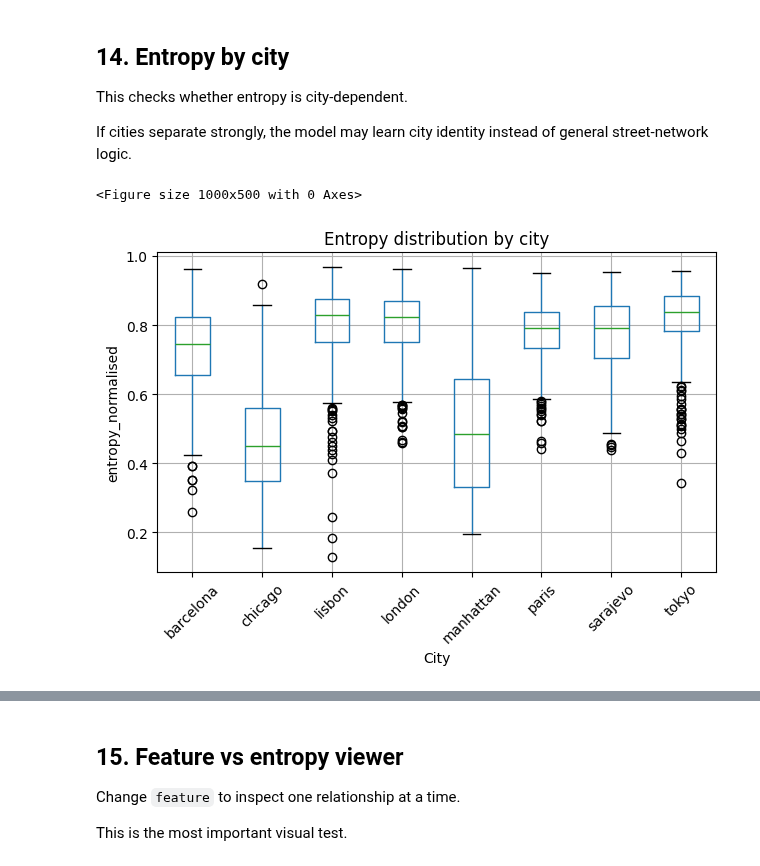
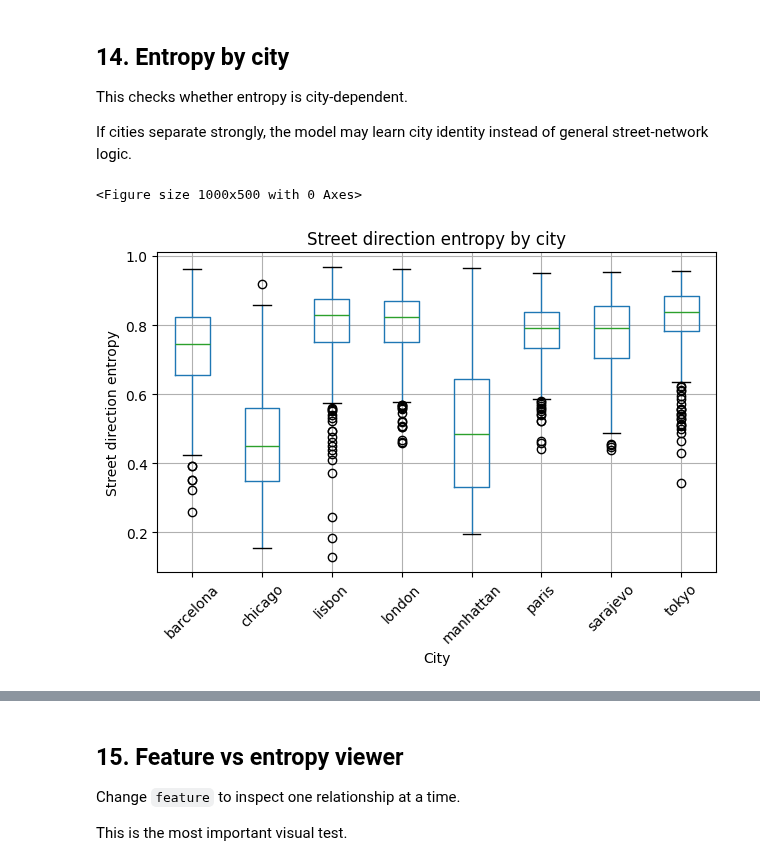
Before and after one commit to evavasileska-svg/Urban-morphology-classification-, a Jupyter notebook: notebooks/09_graph_feature_eda.ipynb, the cells around one changed output, grey strips where cells are left out. Cells and saved outputs as stored; diff of their text form; code cells hidden in the pictures.

```diff
--- a/notebooks/09_graph_feature_eda.ipynb
+++ b/notebooks/09_graph_feature_eda.ipynb
@@ -384,16 +343,13 @@ This checks whether entropy is city-dependent.
 If cities separate strongly, the model may learn city identity instead of general street-network logic.
 # %%
 plt.figure(figsize=(10, 5))
-
 df.boxplot(column=entropy_col, by="code", rot=45)
-
-plt.title("Entropy distribution by city")
+plt.title("Street direction entropy by city")
 plt.suptitle("")
 plt.xlabel("City")
-plt.ylabel(entropy_col)
-
+plt.ylabel(human_labels.get(entropy_col, entropy_col))
 plt.tight_layout()
 plt.show()
 # %% [output]
 <Figure size 1000x500 with 0 Axes>
-[figure, old version]
+[figure, new version]
```
Also changed, not shown: parts of 47 cells of this notebook.
